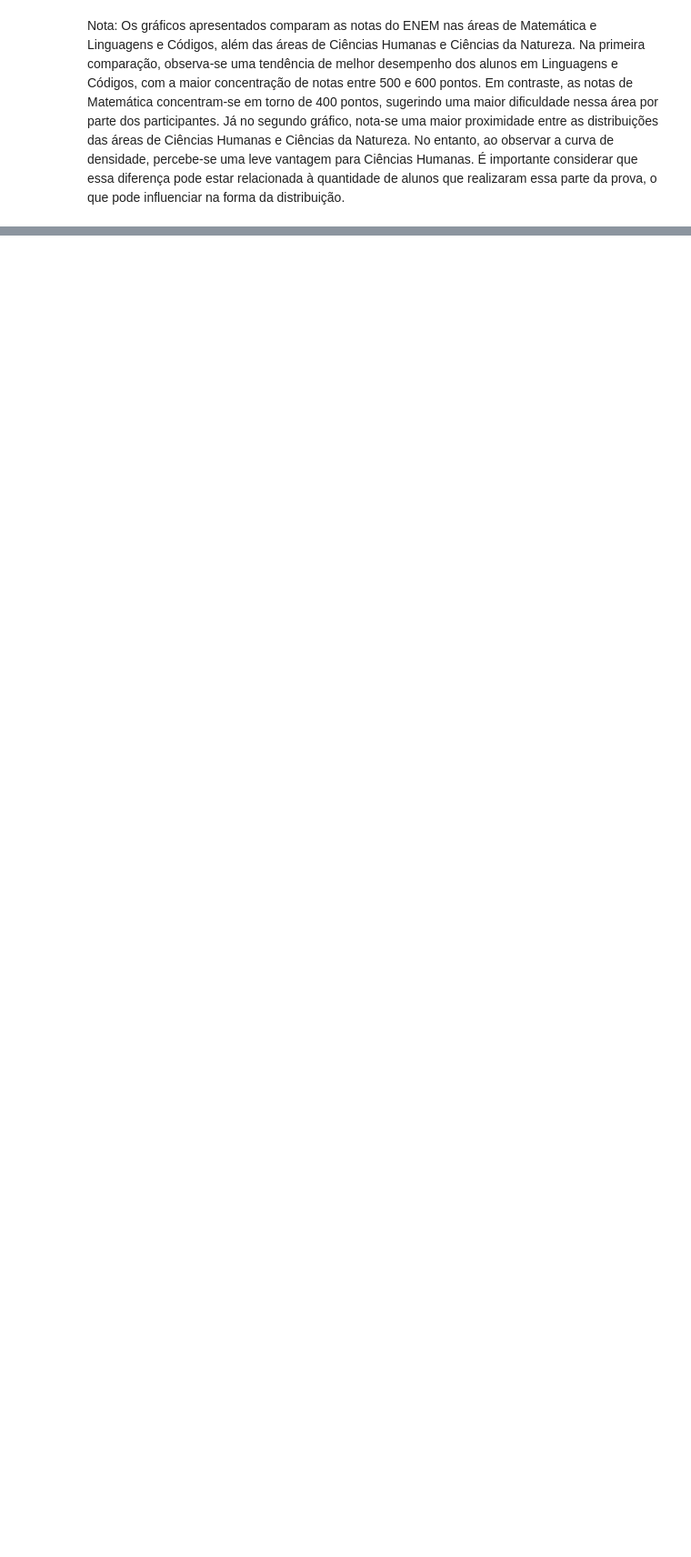
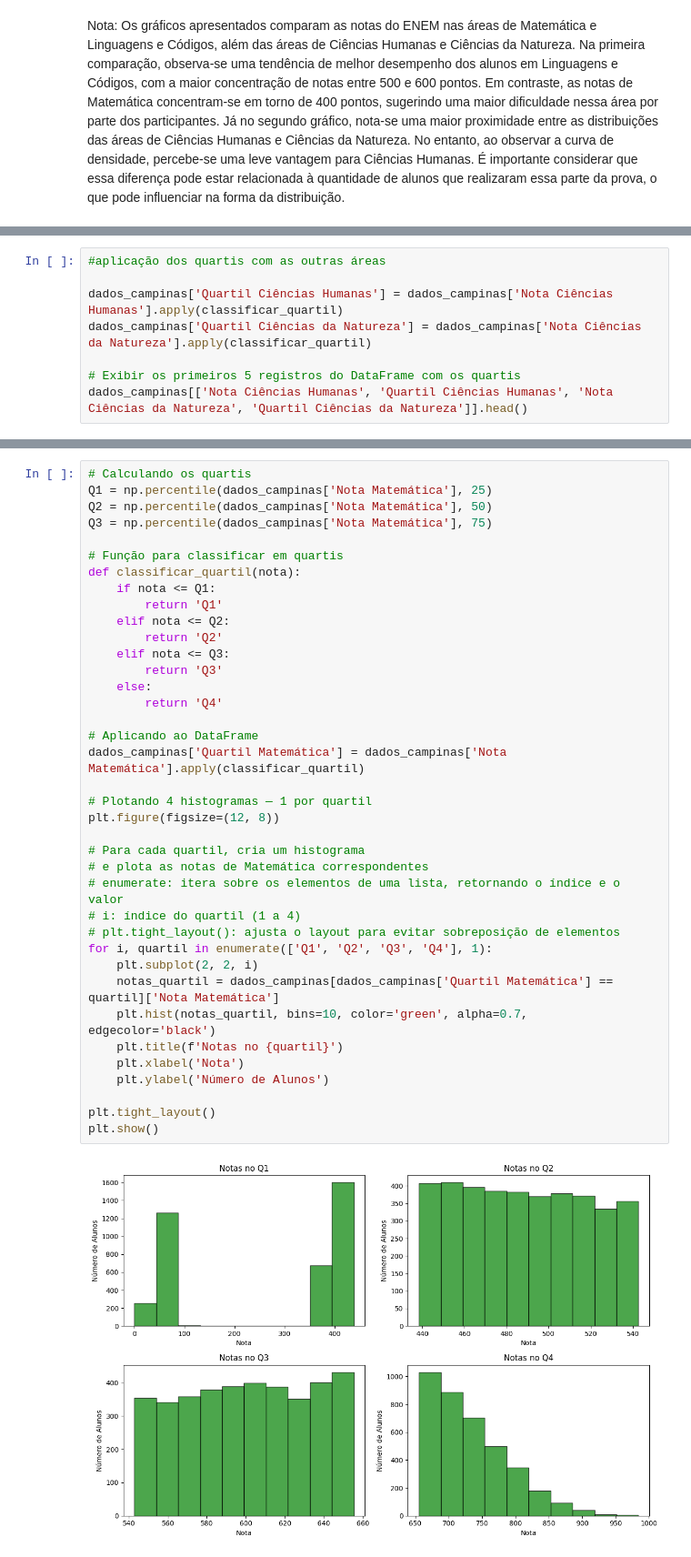
Before and after one commit to Jpns2002/analise-estatistica-enem-2019, a Jupyter notebook: tratamento_enem_2019_corrigido.ipynb, the cells around one changed output, grey strips where cells are left out. Shown at 91% size. Drawn from its saved outputs; the diff is of its cells as text; blank space fills up the shorter version.

Commit message:
Adicao dos quartis utilizando o Matplotlib e o Seaborn

```diff
--- a/tratamento_enem_2019_corrigido.ipynb
+++ b/tratamento_enem_2019_corrigido.ipynb
@@ -1453,0 +1492,8 @@ Já no segundo gráfico, nota-se uma maior proximidade entre as distribuições
+# %%
+#aplicação dos quartis com as outras áreas
+
+dados_campinas['Quartil Ciências Humanas'] = dados_campinas['Nota Ciências Humanas'].apply(classificar_quartil)
+dados_campinas['Quartil Ciências da Natureza'] = dados_campinas['Nota Ciências da Natureza'].apply(classificar_quartil)
+
+# Exibir os primeiros 5 registros do DataFrame com os quartis
+dados_campinas[['Nota Ciências Humanas', 'Quartil Ciências Humanas', 'Nota Ciências da Natureza', 'Quartil Ciências da Natureza']].head()
@@ -1453,0 +1507,40 @@ Já no segundo gráfico, nota-se uma maior proximidade entre as distribuições
+# %%
+# Calculando os quartis
+Q1 = np.percentile(dados_campinas['Nota Matemática'], 25)
+Q2 = np.percentile(dados_campinas['Nota Matemática'], 50)
+Q3 = np.percentile(dados_campinas['Nota Matemática'], 75)
+
+# Função para classificar em quartis
+def classificar_quartil(nota):
+    if nota <= Q1:
+        return 'Q1'
+    elif nota <= Q2:
+        return 'Q2'
+    elif nota <= Q3:
+        return 'Q3'
+    else:
+        return 'Q4'
+
+# Aplicando ao DataFrame
+dados_campinas['Quartil Matemática'] = dados_campinas['Nota Matemática'].apply(classificar_quartil)
+
+# Plotando 4 histogramas — 1 por quartil
+plt.figure(figsize=(12, 8))
+
+# Para cada quartil, cria um histograma
+# e plota as notas de Matemática correspondentes
+# enumerate: itera sobre os elementos de uma lista, retornando o índice e o valor
+# i: índice do quartil (1 a 4)
+# plt.tight_layout(): ajusta o layout para evitar sobreposição de elementos
+for i, quartil in enumerate(['Q1', 'Q2', 'Q3', 'Q4'], 1):
+    plt.subplot(2, 2, i)
+    notas_quartil = dados_campinas[dados_campinas['Quartil Matemática'] == quartil]['Nota Matemática']
+    plt.hist(notas_quartil, bins=10, color='green', alpha=0.7, edgecolor='black')
+    plt.title(f'Notas no {quartil}')
+    plt.xlabel('Nota')
+    plt.ylabel('Número de Alunos')
+
+plt.tight_layout()
+plt.show()
+# %% [output]
+[figure, added]
```
Also changed, not shown: parts of 11 cells of this notebook.
